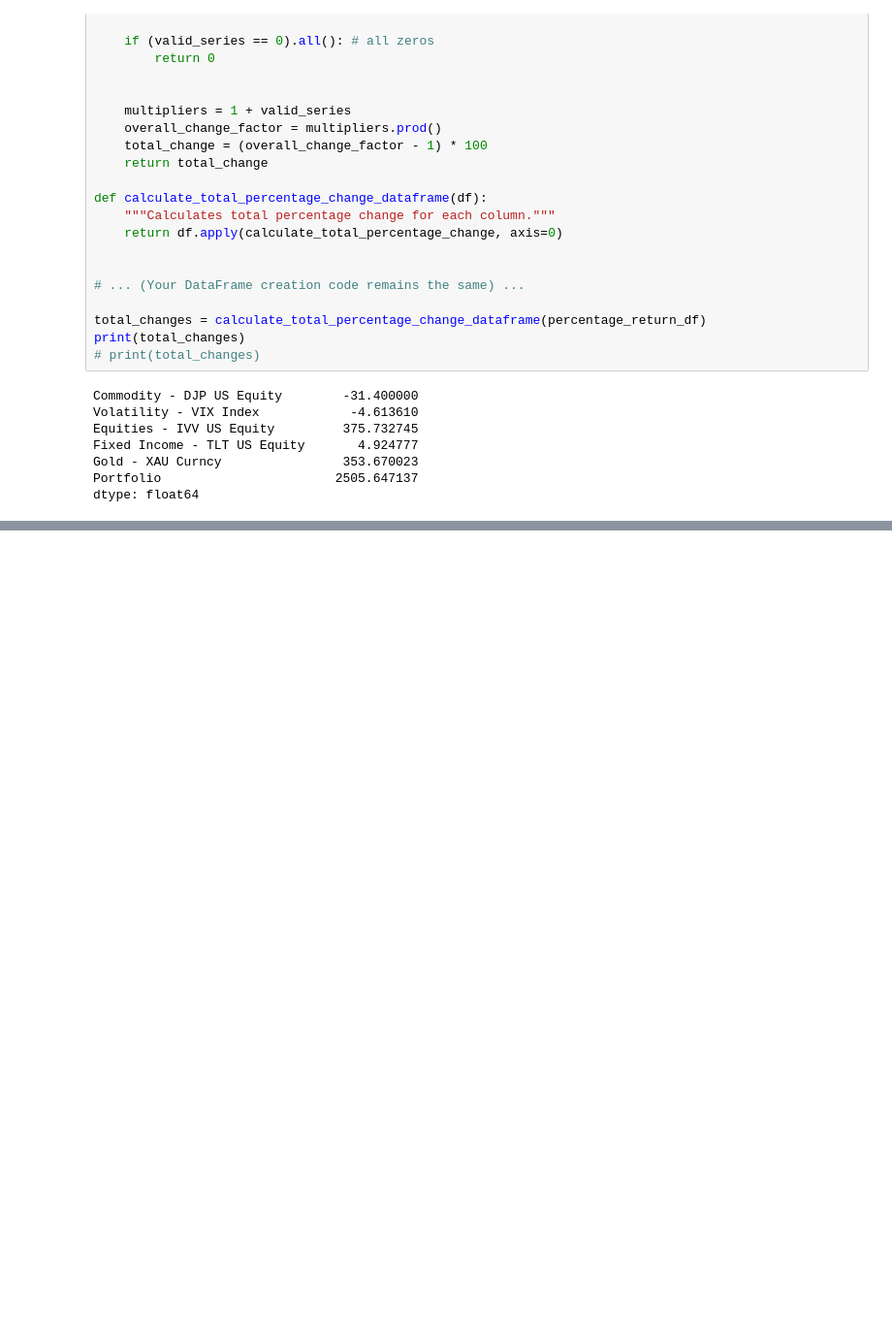
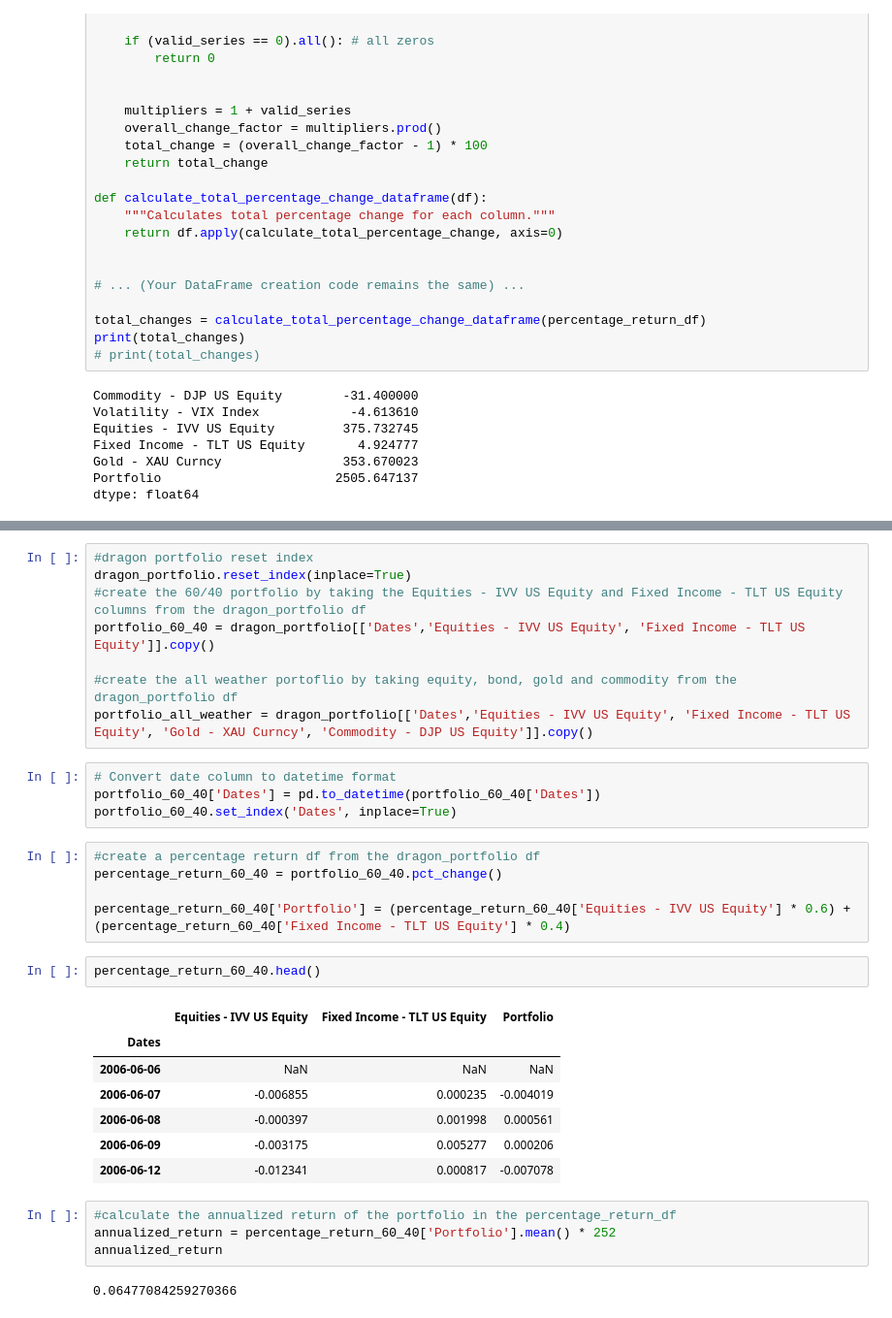
Before and after one commit to tommattoo/Dragon-Portfolio, a Jupyter notebook: dragon-portfolio.ipynb, the cells around one changed output, grey strips where cells are left out. Shown at 97% size. Cells and saved outputs as stored; diff of their text form; blank space fills up the shorter version.

```diff
--- a/dragon-portfolio.ipynb
+++ b/dragon-portfolio.ipynb
@@ -299,0 +312,33 @@ dtype: float64
+# %%
+#dragon portfolio reset index
+dragon_portfolio.reset_index(inplace=True)
+#create the 60/40 portfolio by taking the Equities - IVV US Equity and Fixed Income - TLT US Equity columns from the dragon_portfolio df
+portfolio_60_40 = dragon_portfolio[['Dates','Equities - IVV US Equity', 'Fixed Income - TLT US Equity']].copy()
+
+#create the all weather portoflio by taking equity, bond, gold and commodity from the dragon_portfolio df
+portfolio_all_weather = dragon_portfolio[['Dates','Equities - IVV US Equity', 'Fixed Income - TLT US Equity', 'Gold - XAU Curncy', 'Commodity - DJP US Equity']].copy()
+# %%
+# Convert date column to datetime format
+portfolio_60_40['Dates'] = pd.to_datetime(portfolio_60_40['Dates'])
+portfolio_60_40.set_index('Dates', inplace=True)
+# %%
+#create a percentage return df from the dragon_portfolio df
+percentage_return_60_40 = portfolio_60_40.pct_change()
+
+percentage_return_60_40['Portfolio'] = (percentage_return_60_40['Equities - IVV US Equity'] * 0.6) + (percentage_return_60_40['Fixed Income - TLT US Equity'] * 0.4)
+# %%
+percentage_return_60_40.head()
+# %% [output]
+|  | Equities - IVV US Equity | Fixed Income - TLT US Equity | Portfolio |
+| Dates |  |  |  |
+| 2006-06-06 | NaN | NaN | NaN |
+| 2006-06-07 | -0.006855 | 0.000235 | -0.004019 |
+| 2006-06-08 | -0.000397 | 0.001998 | 0.000561 |
+| 2006-06-09 | -0.003175 | 0.005277 | 0.000206 |
+| 2006-06-12 | -0.012341 | 0.000817 | -0.007078 |
+# %%
+#calculate the annualized return of the portfolio in the percentage_return_df
+annualized_return = percentage_return_60_40['Portfolio'].mean() * 252
+annualized_return
+# %% [output]
+0.06477084259270366
```
Also changed, not shown: parts of 4 cells of this notebook.
